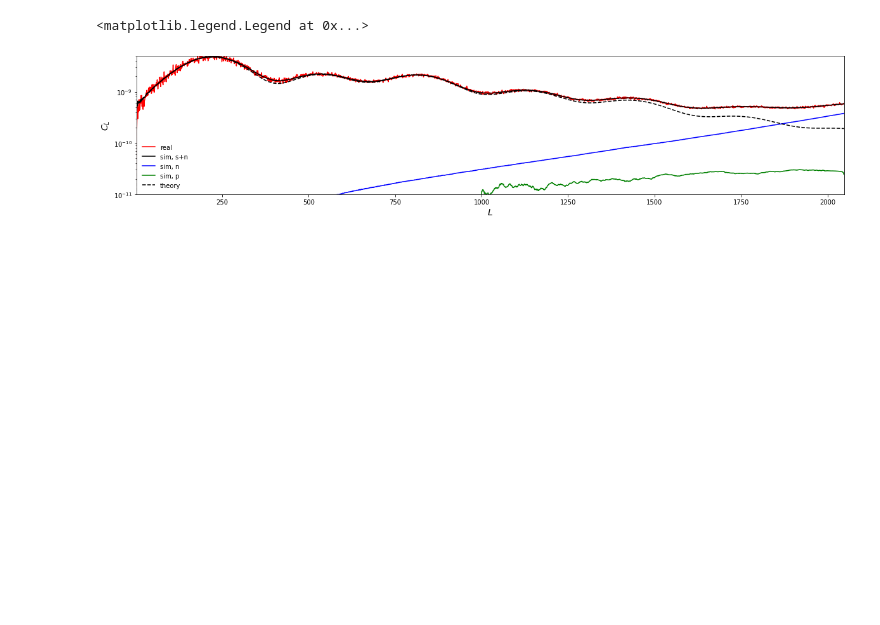
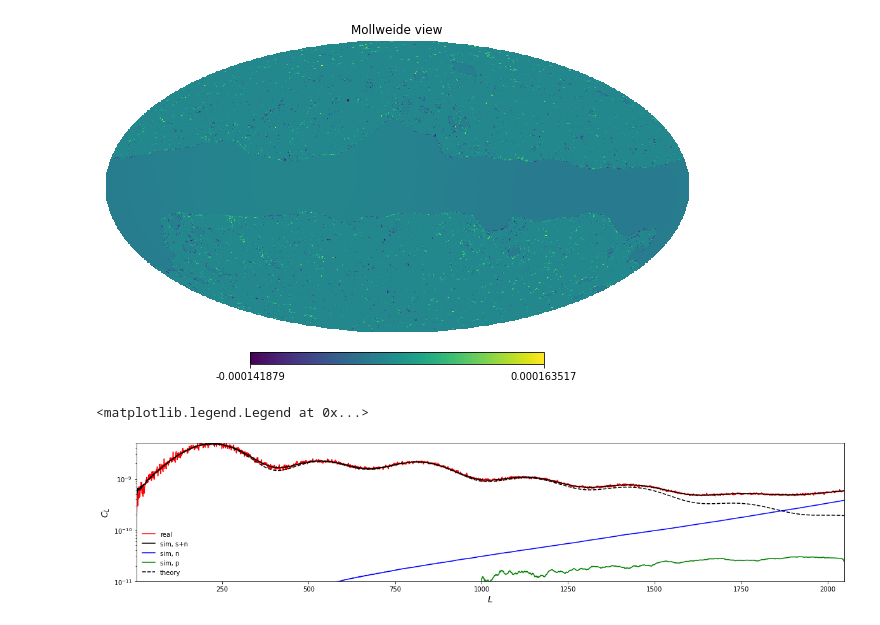
Before and after one commit to toshiyan/planck-tauxy, a Jupyter notebook: check_nosz.ipynb, the cells around one changed output. Drawn from its saved outputs; the diff is of its cells as text; code cells hidden in the pictures; blank space fills up the shorter version.

```diff
--- a/check_nosz.ipynb
+++ b/check_nosz.ipynb
@@ -14,3 +14,14 @@ p1 = prjlib.init_analysis(dtype='dr3_NoSZ',wtype='LmaskDR3',fltr='cinv')
+# %%
+oalm0 = pickle.load(open(p0.fcmb.alms['c']['T'][1],"rb"))
+# %%
+oalm1 = pickle.load(open(p1.fcmb.alms['c']['T'][1],"rb"))
+# %%
+omap0 = curvedsky.utils.hp_alm2map(1024,2048,2048,oalm0)
+omap1 = curvedsky.utils.hp_alm2map(1024,2048,2048,oalm1)
+# %%
+hp.mollview(omap0-omap1)
+# %% [output]
+[figure, added]
 # %%
 l, rcl0 = np.loadtxt(p0.fcmb.ocl,unpack=True,usecols=(0,1))
 l, scl0, ncl0, pcl0, ocl0, vcl0 = np.loadtxt(p0.fcmb.scl,unpack=True,usecols=(0,1,2,3,4,8))
```
Also changed, not shown: parts of 4 cells of this notebook, 26 other files.
